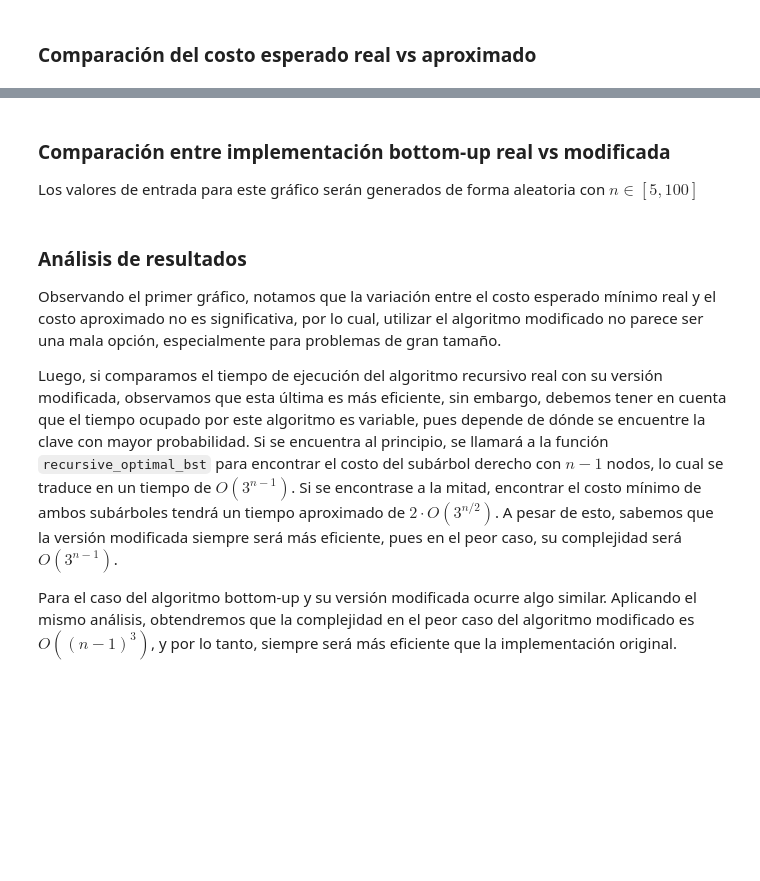
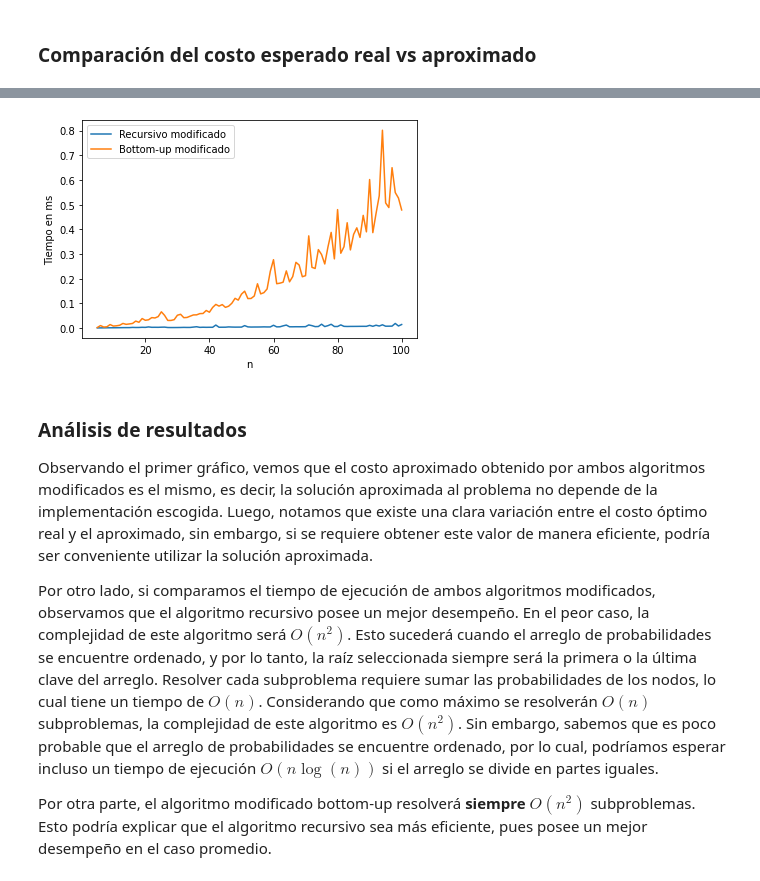
Before and after one commit to OscarRojasG/ADA-Informes, a Jupyter notebook: Informe8-OptimalBST.ipynb, the cells around one changed output, grey strips where cells are left out. Saved outputs shown, nothing was run; the diff lists cells and outputs as text; code cells hidden in the pictures; blank space fills up the shorter version.

```diff
--- a/Informe8-OptimalBST.ipynb
+++ b/Informe8-OptimalBST.ipynb
@@ -851,28 +889,26 @@ Los valores de entrada para este gráfico serán generados de forma aleatoria co
 # %%
 import matplotlib.pyplot as plt
 import numpy as np
 from timeit import repeat
 
 x=[]; y1=[]; y2=[]
 
-for n in range(5,16):
+for n in range(5,101):
   k, p, q = optimal_bst_instance_generator(n)
 
-  t1 = repeat(setup="from __main__ import recursive_optimal_bst", stmt=f"recursive_optimal_bst({k},{p},{q.tolist()},{1},{n})", repeat=1, number=10)
-  t2 = repeat(setup="from __main__ import modified_recursive_optimal_bst", stmt=f"modified_recursive_optimal_bst({k},{p},{q.tolist()},{n})", repeat=1, number=10)
+  t1 = repeat(setup="from __main__ import modified_recursive_optimal_bst", stmt=f"modified_recursive_optimal_bst({k},{p},{q.tolist()})", repeat=1, number=10)
+  t2 = repeat(setup="from __main__ import modified_optimal_bst", stmt=f"modified_optimal_bst({k},{p},{q.tolist()},{n})", repeat=1, number=10)
 
   x.append(n)
   y1.append(t1)
   y2.append(t2)
 
 plt.plot(x,y1)
 plt.plot(x,y2)
-plt.legend(["Recursivo", "Recursivo modificado"])
+plt.legend(["Recursivo modificado", "Bottom-up modificado"])
 
 plt.xlabel('n')
 plt.ylabel('Tiempo en ms')
 plt.show()
+# %% [output]
+[figure, added]
-# %% [markdown]
-### Comparación entre implementación bottom-up real vs modificada
-
-Los valores de entrada para este gráfico serán generados de forma aleatoria con $n \in [5,100]$
@@ -899,8 +915,8 @@ plt.show()
-# %% [markdown]
-### Análisis de resultados
-
-Observando el primer gráfico, notamos que la variación entre el costo esperado mínimo real y el costo aproximado no es significativa, por lo cual, utilizar el algoritmo modificado no parece ser una mala opción, especialmente para problemas de gran tamaño.
-
-Luego, si comparamos el tiempo de ejecución del algoritmo recursivo real con su versión modificada, observamos que esta última es más eficiente, sin embargo, debemos tener en cuenta que el tiempo ocupado por este algoritmo es variable, pues depende de dónde se encuentre la clave con mayor probabilidad. Si se encuentra al principio, se llamará a la función `recursive_optimal_bst` para encontrar el costo del subárbol derecho con $n-1$ nodos, lo cual se traduce en un tiempo de $O(3^{n-1})$. Si se encontrase a la mitad, encontrar el costo mínimo de ambos subárboles tendrá un tiempo aproximado de $2 \cdot O(3^{n/2})$. A pesar de esto, sabemos que la versión modificada siempre será más eficiente, pues en el peor caso, su complejidad será $O(3^{n-1})$.
-
-Para el caso del algoritmo bottom-up y su versión modificada ocurre algo similar. Aplicando el mismo análisis, obtendremos que la complejidad en el peor caso del algoritmo modificado es $O((n-1)^3)$, y por lo tanto, siempre será más eficiente que la implementación original.
+# %% [markdown]
+### Análisis de resultados
+
+Observando el primer gráfico, vemos que el costo aproximado obtenido por ambos algoritmos modificados es el mismo, es decir, la solución aproximada al problema no depende de la implementación escogida. Luego, notamos que existe una clara variación entre el costo óptimo real y el aproximado, sin embargo, si se requiere obtener este valor de manera eficiente, podría ser conveniente utilizar la solución aproximada.
+
+Por otro lado, si comparamos el tiempo de ejecución de ambos algoritmos modificados, observamos que el algoritmo recursivo posee un mejor desempeño. En el peor caso, la complejidad de este algoritmo será $O(n^2)$. Esto sucederá cuando el arreglo de probabilidades se encuentre ordenado, y por lo tanto, la raíz seleccionada siempre será la primera o la última clave del arreglo. Resolver cada subproblema requiere sumar las probabilidades de los nodos, lo cual tiene un tiempo de $O(n)$. Considerando que como máximo se resolverán $O(n)$ subproblemas, la complejidad de este algoritmo es $O(n^2)$. Sin embargo, sabemos que es poco probable que el arreglo de probabilidades se encuentre ordenado, por lo cual, podríamos esperar incluso un tiempo de ejecución $O(n \log(n))$ si el arreglo se divide en partes iguales.
+
+Por otra parte, el algoritmo modificado bottom-up resolverá **siempre** $O(n^2)$ subproblemas. Esto podría explicar que el algoritmo recursivo sea más eficiente, pues posee un mejor desempeño en el caso promedio.
```
Also changed, not shown: parts of 8 cells of this notebook.
